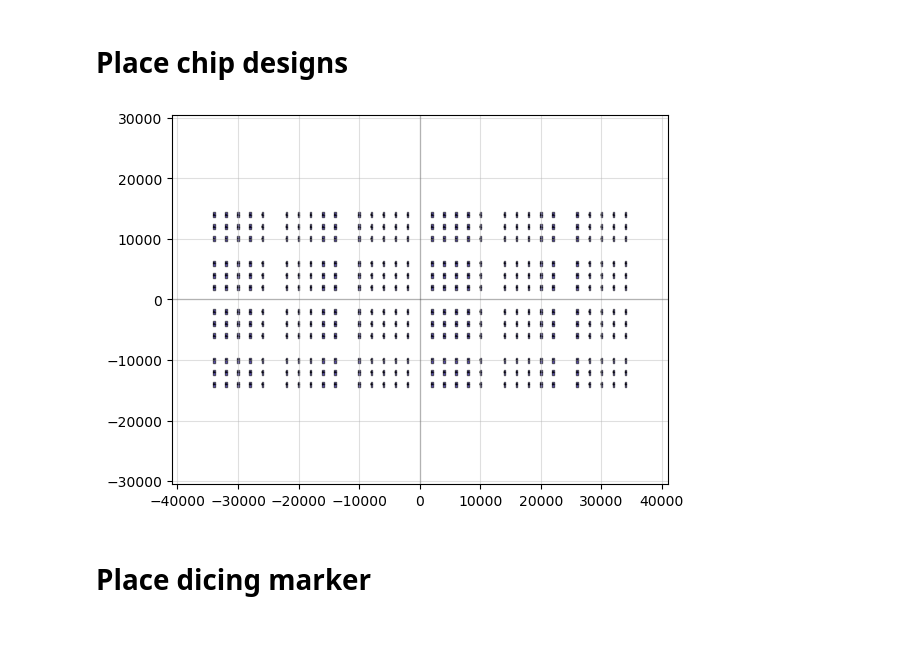
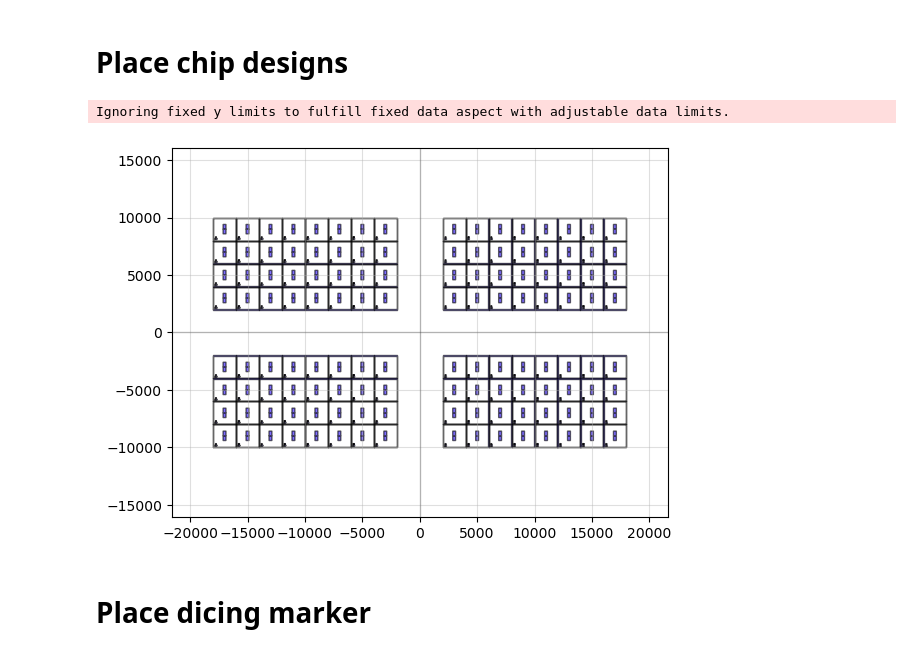
Before and after one commit to yminononono/Quantum-GDSDesign, a Jupyter notebook: transmon3D.ipynb, the cells around one changed output. Saved outputs shown, nothing was run; the diff lists cells and outputs as text; code cells hidden in the pictures.

```diff
--- a/transmon3D.ipynb
+++ b/transmon3D.ipynb
@@ -22,7 +28,7 @@ from functions import *
 # Read configuration file
 # %%
 wafertype = "silicon" # silicon or sapphire
-JJtype = "dl" # (mh or dl) manhattan or dolan
+JJtype = "manhattan" # manhattan or dolan
 Squid = True
 Bandage = False
 
@@ -34,7 +40,7 @@ config = load_config( f"config/common.yaml" )
 globals().update(config)
 qubit_templates.__dict__.update(config)
 
-config = load_config( f"config/dolan_3D_{wafertype}.yaml" )
+config = load_config( f"config/{JJtype}_3D_{wafertype}.yaml" )
 globals().update(config)
 qubit_templates.__dict__.update(config)
 # %% [markdown]
@@ -74,17 +83,3 @@ qp(JJ)
 [figure]
 # %% [markdown]
 # Add JJ to chip design
-# %%
-def custom_chip(bridge_width, finger_width):
-    chip = Device('chip')
-    chip.add_ref(chipdesign)
-
-    JJ = device_JJ(bridge_width = bridge_width, finger_width = finger_width, JJtype = JJtype, squid = Squid , bandage = Bandage)
-
-    chip.add_ref(JJ)
-
-    return chip
-
-chip = custom_chip(bridge_width = 1.0, finger_width = 0.2)
-qp(chip)
-chip.write_gds('output/chipdesign_3D')
@@ -94,63 +152,37 @@ chip.write_gds('output/chipdesign_3D')
 # %% [markdown]
 # Place chip designs
 # %%
-def custom_design(size_x, size_y, bridge_width, finger_width):
+def custom_design(size_x, size_y, x, y):
     design = pg.gridsweep(
         function = custom_chip,
-        param_x = {'bridge_width' : bridge_width},
-        param_y = {'finger_width' : finger_width},
+        param_x = {'x' : x},
+        param_y = {'y' : y},
         spacing = (size_x, size_y),
         separation = False,
         label_layer = None
         )
     design.center = (0,0)
     return design
 
-if wafertype == "sapphire":
-    D = pg.gridsweep(
-            function = custom_design,
-            param_x = {'bridge_width' : Grid_bridge_width },
-            param_y = {'finger_width' : Grid_finger_width },
-            param_defaults = {'size_x' : Chip_size_x, 'size_y' : Chip_size_y},
-            spacing = (Chip_size_x * (len(Grid_bridge_width[0]) + Grid_gap_x), Chip_size_y * (len(Grid_finger_width[0]) + Grid_gap_y)),
-            separation = False,
-            label_layer = None
-            )
-    # D.center = ( - 0.5 * len(Grid_bridge_width) * Chip_size_x * (len(Grid_bridge_width[0]) + Grid_gap_x) ,0)
-    D.center = ( 0 ,0)
-    wafer.add_ref(D)
-
-    # D = pg.gridsweep(
-    #         function = custom_design,
-    #         param_x = {'bridge_width' : Grid_small_bridge_width },
-    #         param_y = {'finger_width' : Grid_small_finger_width },
-    #         param_defaults = {'size_x' : Chip_small_size_x, 'size_y' : Chip_small_size_y},
-    #         spacing = (Chip_small_size_x * (len(Grid_small_bridge_width[0]) + Grid_small_gap_x), Chip_small_size_y * (len(Grid_small_finger_width[0]) + Grid_small_gap_y)),
-    #         separation = False,
-    #         label_layer = None
-    #         )
-    # D.center = ( 0.5 * len(Grid_small_bridge_width) * Chip_small_size_x * (len(Grid_small_bridge_width[0]) + Grid_small_gap_x) ,0)
 
 
-    # wafer.add_ref(D)
-    qp(D)
+D = pg.gridsweep(
+        function = custom_design,
+        param_x = {'x' : Grid_finger_width },
+        param_y = {'y' : Grid_finger_height },
+        param_defaults = {'size_x' : Chip_size_x, 'size_y' : Chip_size_y},
+        spacing = (Chip_size_x*Grid_gap_x, Chip_size_y*Grid_gap_y),
+        #spacing = (Chip_size_x * (len(Grid_bridge_width[0]) + Grid_gap_x), Chip_size_y * (len(Grid_finger_width[0]) + Grid_gap_y)),
+        #separation = False,
+        label_layer = None
+        )
+D.center = (0,0)
 
-else:
-    D = pg.gridsweep(
-            function = custom_design,
-            param_x = {'bridge_width' : Grid_bridge_width },
-            param_y = {'finger_width' : Grid_finger_width },
-            param_defaults = {'size_x' : Chip_size_x, 'size_y' : Chip_size_y},
-            spacing = (Chip_size_x * (len(Grid_bridge_width[0]) + Grid_gap_x), Chip_size_y * (len(Grid_finger_width[0]) + Grid_gap_y)),
-            separation = False,
-            label_layer = None
-            )
-    D.center = (0,0)
-
-    wafer.add_ref(D)
-    qp(D)
+wafer.add_ref(D)
+qp(D)
 # %% [output]
+Ignoring fixed y limits to fulfill fixed data aspect with adjustable data limits.
-[figure, old version]
+[figure, new version]
 # %% [markdown]
 # Place dicing marker
 # %%
```
Also changed, not shown: parts of 7 cells of this notebook, 9 other files.
